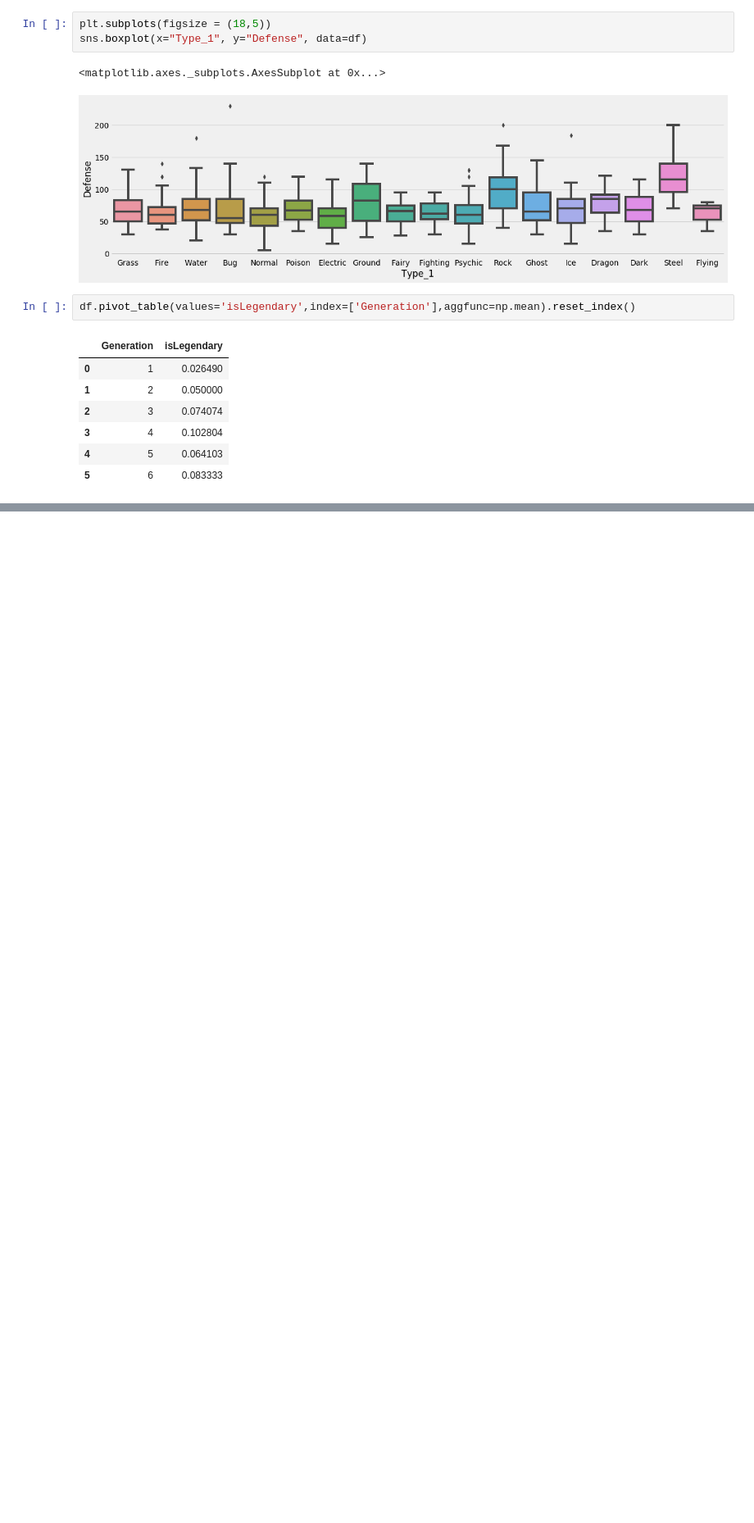
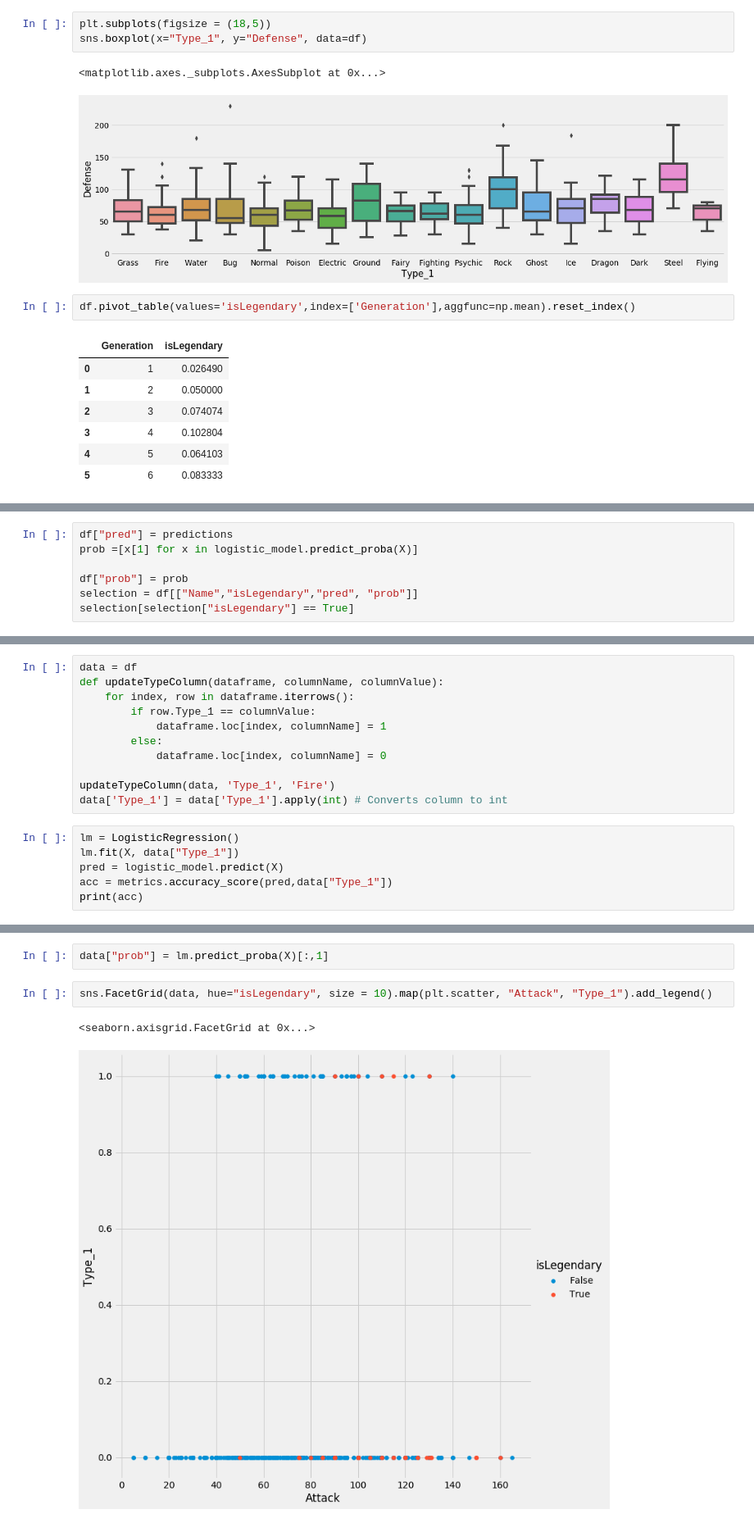
Before and after one commit to francisbautista/cs129.18, a Jupyter notebook: Notebooks/L04 - Logistic Regression I.ipynb, the cells around one changed output, grey strips where cells are left out. Shown: that part at 82% size. Saved outputs shown, nothing was run; the diff lists cells and outputs as text; blank space fills up the shorter version.

```diff
--- a/Notebooks/L04 - Logistic Regression I.ipynb
+++ b/Notebooks/L04 - Logistic Regression I.ipynb
@@ -194,0 +144,7 @@ print(accuracy)
+# %%
+df["pred"] = predictions
+prob =[x[1] for x in logistic_model.predict_proba(X)]
+
+df["prob"] = prob
+selection = df[["Name","isLegendary","pred", "prob"]]
+selection[selection["isLegendary"] == True]
@@ -194,0 +170,17 @@ print(accuracy)
+# %%
+data = df
+def updateTypeColumn(dataframe, columnName, columnValue):
+    for index, row in dataframe.iterrows():
+        if row.Type_1 == columnValue:
+            dataframe.loc[index, columnName] = 1
+        else:
+            dataframe.loc[index, columnName] = 0
+
+updateTypeColumn(data, 'Type_1', 'Fire')
+data['Type_1'] = data['Type_1'].apply(int) # Converts column to int
+# %%
+lm = LogisticRegression()
+lm.fit(X, data["Type_1"])
+pred = logistic_model.predict(X)
+acc = metrics.accuracy_score(pred,data["Type_1"])
+print(acc)
@@ -194,0 +201,7 @@ print(accuracy)
+# %%
+data["prob"] = lm.predict_proba(X)[:,1]
+# %%
+sns.FacetGrid(data, hue="isLegendary", size = 10).map(plt.scatter, "Attack", "Type_1").add_legend()
+# %% [output]
+<seaborn.axisgrid.FacetGrid at 0x...>
+[figure, added]
```
Also changed, not shown: parts of 23 cells of this notebook, 3 other files.
